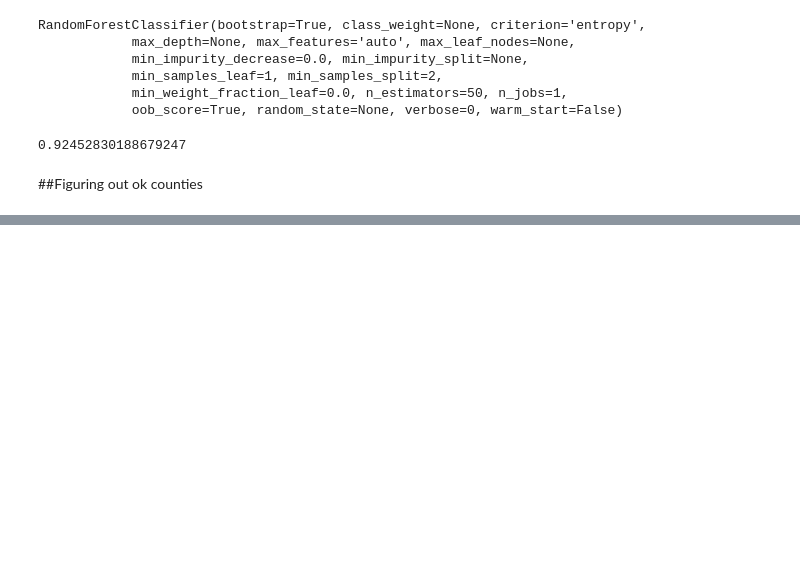
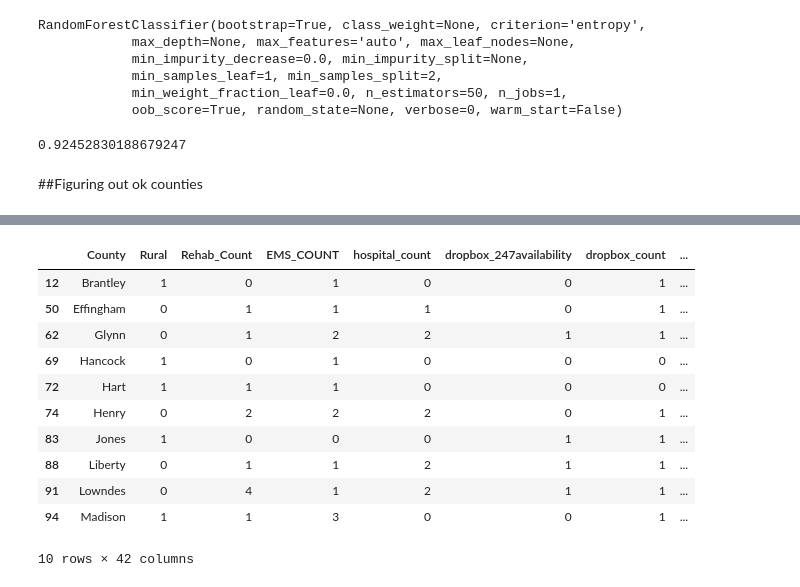
Before and after one commit to seungkwanbaek/GeorgiaOpioid, a Jupyter notebook: Scikit Learn Analysis!.ipynb, the cells around one changed output, grey strips where cells are left out. Drawn from its saved outputs; the diff is of its cells as text; code cells hidden in the pictures; blank space fills up the shorter version.

Commit message:
Used RF to figure out risky counties

```diff
--- a/Scikit Learn Analysis!.ipynb
+++ b/Scikit Learn Analysis!.ipynb
@@ -433,0 +450,21 @@ X = ok_counties_2017[features]
+# %%
+features = list(ok_counties_2018.columns[1:-1])
+X = ok_counties_2018[features]
+preds = clf4.predict(X)
+itemindex = np.where(preds==True)
+risky_counties = data2018.ix[itemindex]
+# %%
+risky_counties
+# %% [output]
+|  | County | Rural | Rehab_Count | EMS_COUNT | hospital_count | dropbox_247availability | dropbox_count | ... |
+| 12 | Brantley | 1 | 0 | 1 | 0 | 0 | 1 | ... |
+| 50 | Effingham | 0 | 1 | 1 | 1 | 0 | 1 | ... |
+| 62 | Glynn | 0 | 1 | 2 | 2 | 1 | 1 | ... |
+| 69 | Hancock | 1 | 0 | 1 | 0 | 0 | 0 | ... |
+| 72 | Hart | 1 | 1 | 1 | 0 | 0 | 0 | ... |
+| 74 | Henry | 0 | 2 | 2 | 2 | 0 | 1 | ... |
+| 83 | Jones | 1 | 0 | 0 | 0 | 1 | 1 | ... |
+| 88 | Liberty | 0 | 1 | 1 | 2 | 1 | 1 | ... |
+| 91 | Lowndes | 0 | 4 | 1 | 2 | 1 | 1 | ... |
+| 94 | Madison | 1 | 1 | 3 | 0 | 0 | 1 | ... |
+10 rows × 42 columns
```
Also changed, not shown: parts of 2 cells of this notebook.
